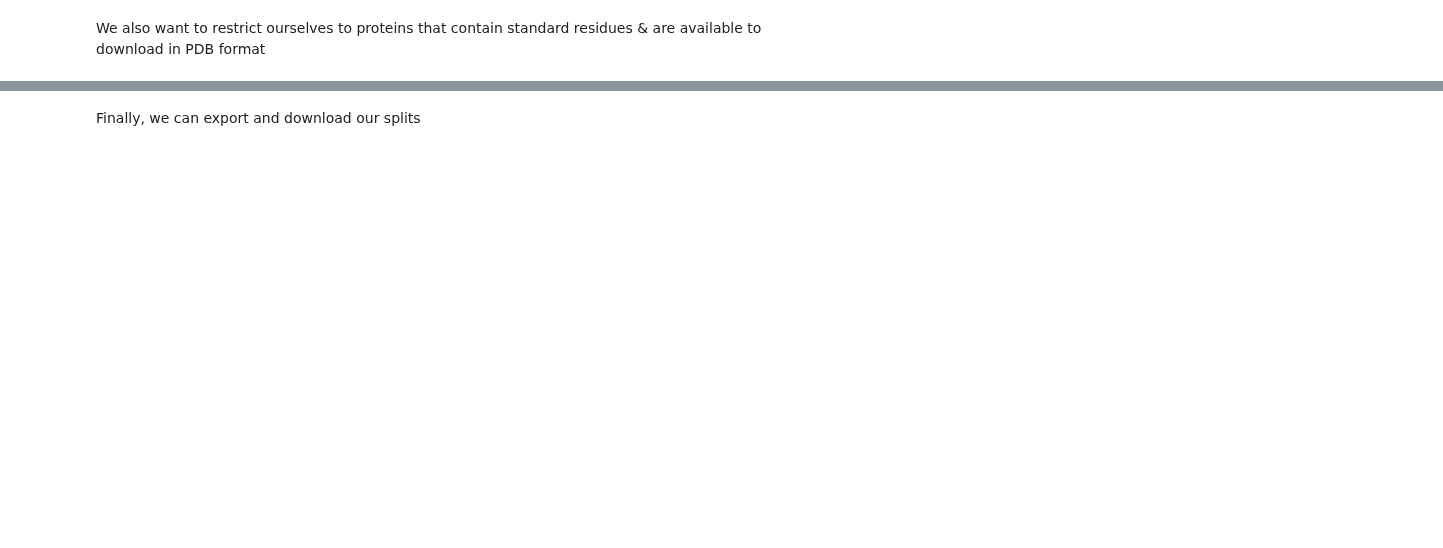
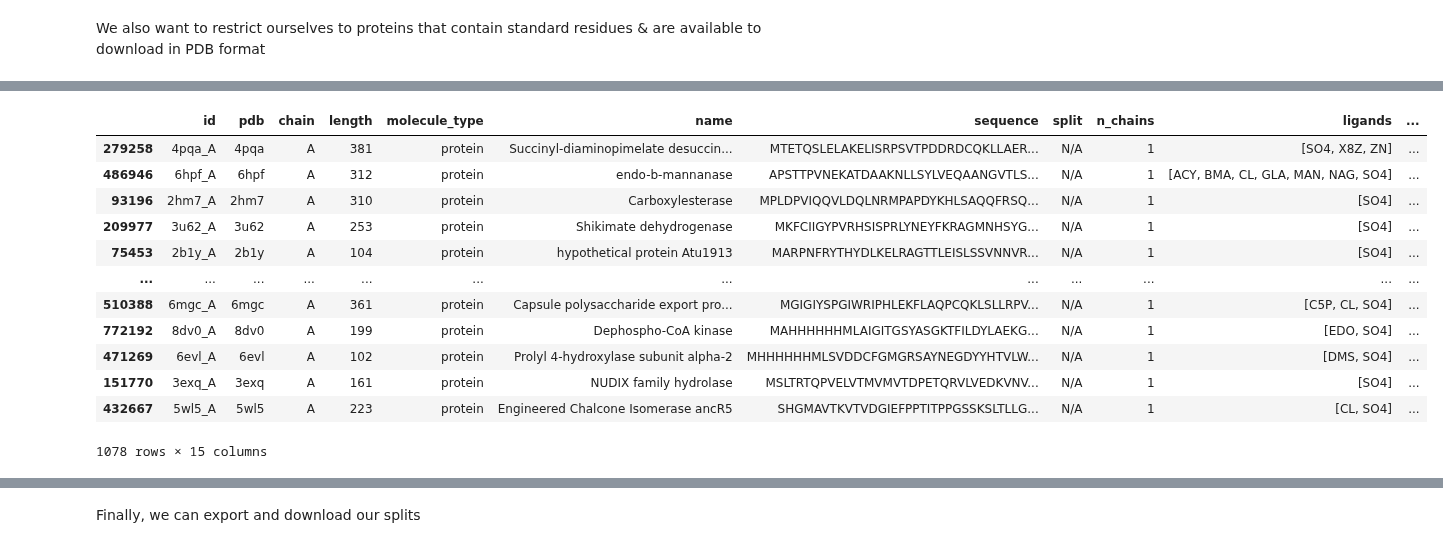
Before and after one commit to a-r-j/graphein, a Jupyter notebook: notebooks/creating_datasets_from_the_pdb.ipynb, the cells around one changed output, grey strips where cells are left out. Saved outputs shown, nothing was run; the diff lists cells and outputs as text; code cells hidden in the pictures; blank space fills up the shorter version.

```diff
--- a/notebooks/creating_datasets_from_the_pdb.ipynb
+++ b/notebooks/creating_datasets_from_the_pdb.ipynb
@@ -315,0 +283,2 @@ AssertionError: Requested splits must be non-empty.
+# %%
+splits = pdb_manager.split_clusters(pdb_manager.df)
@@ -315,0 +289,16 @@ AssertionError: Requested splits must be non-empty.
+# %%
+splits["train"]
+# %% [output]
+|  | id | pdb | chain | length | molecule_type | name | sequence | split | n_chains | ligands | ... |
+| 279258 | 4pqa_A | 4pqa | A | 381 | protein | Succinyl-diaminopimelate desuccin... | MTETQSLELAKELISRPSVTPDDRDCQKLLAER... | N/A | 1 | [SO4, X8Z, ZN] | ... |
+| 486946 | 6hpf_A | 6hpf | A | 312 | protein | endo-b-mannanase | APSTTPVNEKATDAAKNLLSYLVEQAANGVTLS... | N/A | 1 | [ACY, BMA, CL, GLA, MAN, NAG, SO4] | ... |
+| 93196 | 2hm7_A | 2hm7 | A | 310 | protein | Carboxylesterase | MPLDPVIQQVLDQLNRMPAPDYKHLSAQQFRSQ... | N/A | 1 | [SO4] | ... |
+| 209977 | 3u62_A | 3u62 | A | 253 | protein | Shikimate dehydrogenase | MKFCIIGYPVRHSISPRLYNEYFKRAGMNHSYG... | N/A | 1 | [SO4] | ... |
+| 75453 | 2b1y_A | 2b1y | A | 104 | protein | hypothetical protein Atu1913 | MARPNFRYTHYDLKELRAGTTLEISLSSVNNVR... | N/A | 1 | [SO4] | ... |
+| ... | ... | ... | ... | ... | ... | ... | ... | ... | ... | ... | ... |
+| 510388 | 6mgc_A | 6mgc | A | 361 | protein | Capsule polysaccharide export pro... | MGIGIYSPGIWRIPHLEKFLAQPCQKLSLLRPV... | N/A | 1 | [C5P, CL, SO4] | ... |
+| 772192 | 8dv0_A | 8dv0 | A | 199 | protein | Dephospho-CoA kinase | MAHHHHHHMLAIGITGSYASGKTFILDYLAEKG... | N/A | 1 | [EDO, SO4] | ... |
+| 471269 | 6evl_A | 6evl | A | 102 | protein | Prolyl 4-hydroxylase subunit alpha-2 | MHHHHHHMLSVDDCFGMGRSAYNEGDYYHTVLW... | N/A | 1 | [DMS, SO4] | ... |
+| 151770 | 3exq_A | 3exq | A | 161 | protein | NUDIX family hydrolase | MSLTRTQPVELVTMVMVTDPETQRVLVEDKVNV... | N/A | 1 | [SO4] | ... |
+| 432667 | 5wl5_A | 5wl5 | A | 223 | protein | Engineered Chalcone Isomerase ancR5 | SHGMAVTKVTVDGIEFPPTITPPGSSKSLTLLG... | N/A | 1 | [CL, SO4] | ... |
+1078 rows × 15 columns
```
Also changed, not shown: parts of 22 cells of this notebook.
